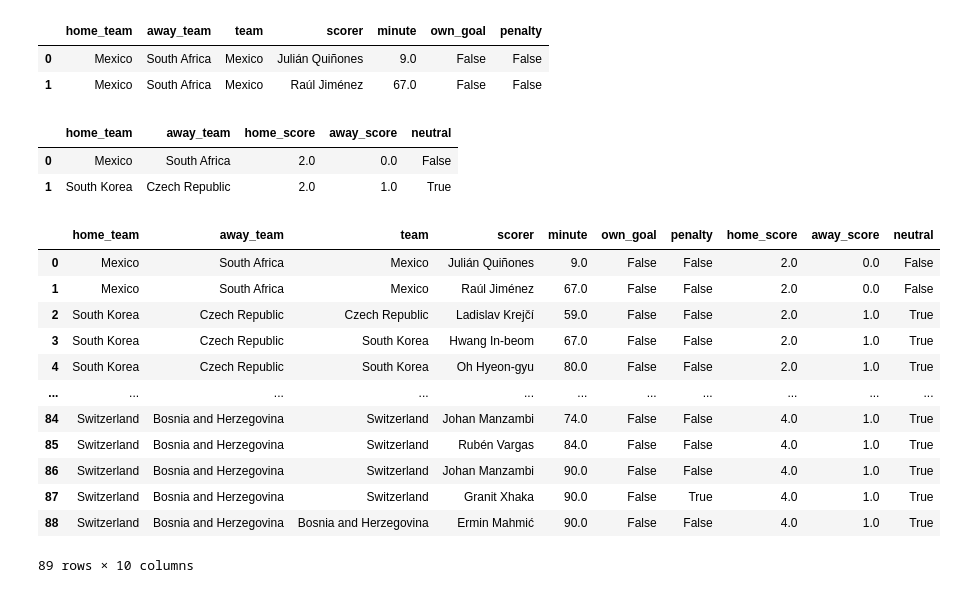
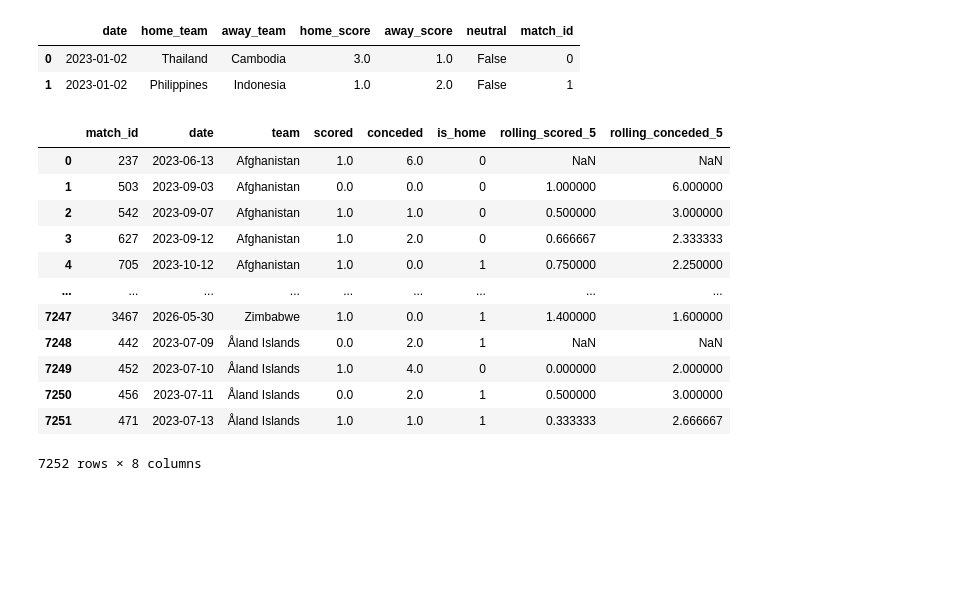
Before and after one commit to MoBTD10/Fifa-world-cup-2026-predicator, a Jupyter notebook: data_preprocess.ipynb, the cells around one changed output. Saved outputs shown, nothing was run; the diff lists cells and outputs as text; code cells hidden in the pictures; blank space fills up the shorter version.

Commit message:
fixed the model being only works in favor of home team

```diff
--- a/data_preprocess.ipynb
+++ b/data_preprocess.ipynb
@@ -2,44 +2,43 @@
 import pandas as pd
 import numpy as np
 import joblib
-#
-df = pd.read_csv('goalscorers.csv')
-df =df.iloc[47601:]
-df.drop(columns=["date"],inplace=True)
-df.reset_index(drop=True , inplace=True)
-df.shape
-df.head(2)
-# %% [output]
-|  | home_team | away_team | team | scorer | minute | own_goal | penalty |
-| 0 | Mexico | South Africa | Mexico | Julián Quiñones | 9.0 | False | False |
-| 1 | Mexico | South Africa | Mexico | Raúl Jiménez | 67.0 | False | False |
 # %%
-df_2 = pd.read_csv('results.csv')
-df_2 = df_2.iloc[49405:]
-df_2.dropna(inplace=True)
-df_2.drop(columns=['tournament','city','country','date'] , inplace=True)
-df_2.reset_index(drop=True,inplace=True)
-
-df_2.head(2)
+df = pd.read_csv('results.csv')
+df = df.iloc[45807:]
+df.dropna(inplace=True)
+df.drop(columns=['tournament','city','country'] , inplace=True)
+df =df.sort_values('date').reset_index(drop=True)
+df['match_id'] = df.index
+df.head(2)
 # %% [output]
-|  | home_team | away_team | home_score | away_score | neutral |
-| 0 | Mexico | South Africa | 2.0 | 0.0 | False |
-| 1 | South Korea | Czech Republic | 2.0 | 1.0 | True |
+|  | date | home_team | away_team | home_score | away_score | neutral | match_id |
+| 0 | 2023-01-02 | Thailand | Cambodia | 3.0 | 1.0 | False | 0 |
+| 1 | 2023-01-02 | Philippines | Indonesia | 1.0 | 2.0 | False | 1 |
 # %%
-final_df = pd.merge(df,df_2 , on=["home_team","away_team"], how='inner')
+#home team data
+home_df =df[['match_id','date','home_team','home_score','away_score']].copy()
+home_df = home_df.rename(columns={'home_team':'team','home_score':'scored','away_score':'conceded'})
+home_df['is_home'] = 1
+#away team data
+away_df =df[['match_id','date','away_team','away_score','home_score']].copy()
+away_df = away_df.rename(columns={'away_team':'team','away_score':'scored','home_score':'conceded'})
+away_df['is_home'] = 0
 # %%
-final_df
+team_stats = pd.concat([home_df, away_df]).sort_values(['team','date']).reset_index(drop=True)
+team_stats['rolling_scored_5'] = team_stats.groupby('team')['scored'].transform(lambda x: x.shift(1).rolling(5,min_periods=1).mean())
+team_stats['rolling_conceded_5'] = team_stats.groupby('team')['conceded'].transform(lambda x: x.shift(1).rolling(5,min_periods=1).mean())
+team_stats
 # %% [output]
-|  | home_team | away_team | team | scorer | minute | own_goal | penalty | home_score | away_score | neutral |
-| 0 | Mexico | South Africa | Mexico | Julián Quiñones | 9.0 | False | False | 2.0 | 0.0 | False |
-| 1 | Mexico | South Africa | Mexico | Raúl Jiménez | 67.0 | False | False | 2.0 | 0.0 | False |
-| 2 | South Korea | Czech Republic | Czech Republic | Ladislav Krejčí | 59.0 | False | False | 2.0 | 1.0 | True |
-| 3 | South Korea | Czech Republic | South Korea | Hwang In-beom | 67.0 | False | False | 2.0 | 1.0 | True |
-| 4 | South Korea | Czech Republic | South Korea | Oh Hyeon-gyu | 80.0 | False | False | 2.0 | 1.0 | True |
-| ... | ... | ... | ... | ... | ... | ... | ... | ... | ... | ... |
-| 84 | Switzerland | Bosnia and Herzegovina | Switzerland | Johan Manzambi | 74.0 | False | False | 4.0 | 1.0 | True |
-| 85 | Switzerland | Bosnia and Herzegovina | Switzerland | Rubén Vargas | 84.0 | False | False | 4.0 | 1.0 | True |
-| 86 | Switzerland | Bosnia and Herzegovina | Switzerland | Johan Manzambi | 90.0 | False | False | 4.0 | 1.0 | True |
-| 87 | Switzerland | Bosnia and Herzegovina | Switzerland | Granit Xhaka | 90.0 | False | True | 4.0 | 1.0 | True |
-| 88 | Switzerland | Bosnia and Herzegovina | Bosnia and Herzegovina | Ermin Mahmić | 90.0 | False | False | 4.0 | 1.0 | True |
+|  | match_id | date | team | scored | conceded | is_home | rolling_scored_5 | rolling_conceded_5 |
+| 0 | 237 | 2023-06-13 | Afghanistan | 1.0 | 6.0 | 0 | NaN | NaN |
+| 1 | 503 | 2023-09-03 | Afghanistan | 0.0 | 0.0 | 0 | 1.000000 | 6.000000 |
+| 2 | 542 | 2023-09-07 | Afghanistan | 1.0 | 1.0 | 0 | 0.500000 | 3.000000 |
+| 3 | 627 | 2023-09-12 | Afghanistan | 1.0 | 2.0 | 0 | 0.666667 | 2.333333 |
+| 4 | 705 | 2023-10-12 | Afghanistan | 1.0 | 0.0 | 1 | 0.750000 | 2.250000 |
+| ... | ... | ... | ... | ... | ... | ... | ... | ... |
+| 7247 | 3467 | 2026-05-30 | Zimbabwe | 1.0 | 0.0 | 1 | 1.400000 | 1.600000 |
+| 7248 | 442 | 2023-07-09 | Åland Islands | 0.0 | 2.0 | 1 | NaN | NaN |
+| 7249 | 452 | 2023-07-10 | Åland Islands | 1.0 | 4.0 | 0 | 0.000000 | 2.000000 |
+| 7250 | 456 | 2023-07-11 | Åland Islands | 0.0 | 2.0 | 1 | 0.500000 | 3.000000 |
+| 7251 | 471 | 2023-07-13 | Åland Islands | 1.0 | 1.0 | 1 | 0.333333 | 2.666667 |
-89 rows × 10 columns
+7252 rows × 8 columns
```
Also changed, not shown: parts of 11 cells of this notebook, 16 other files.
